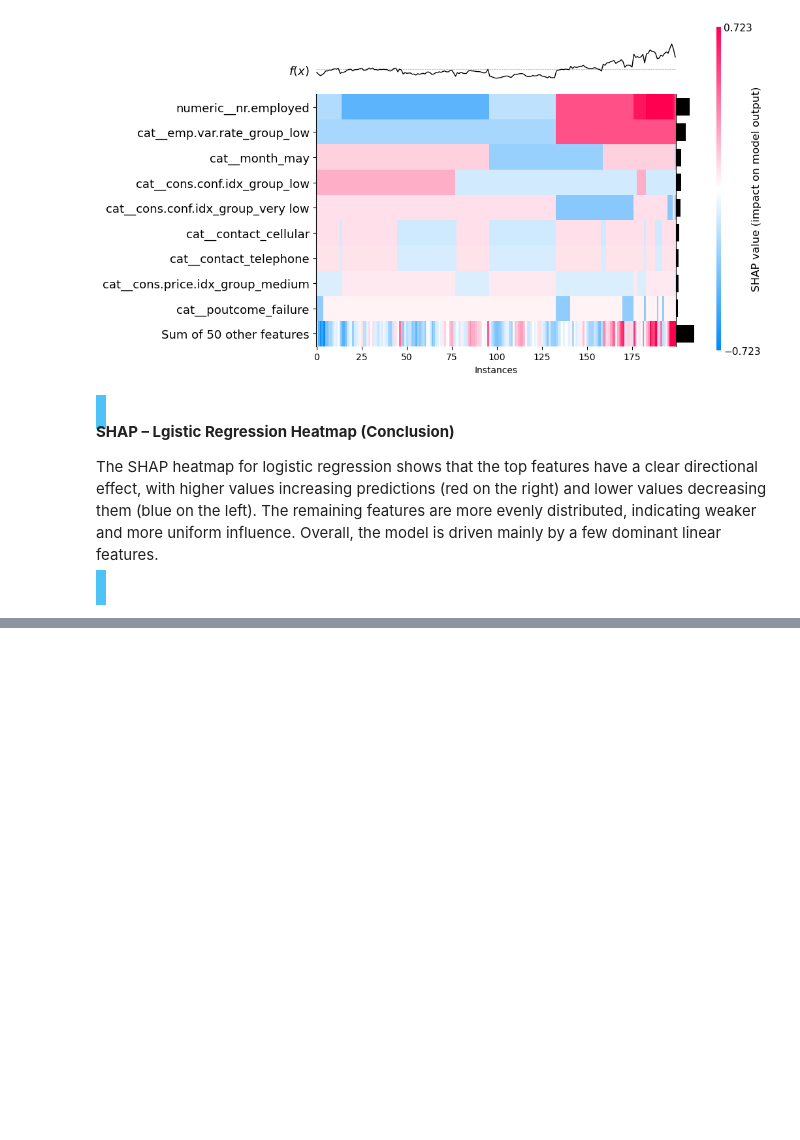
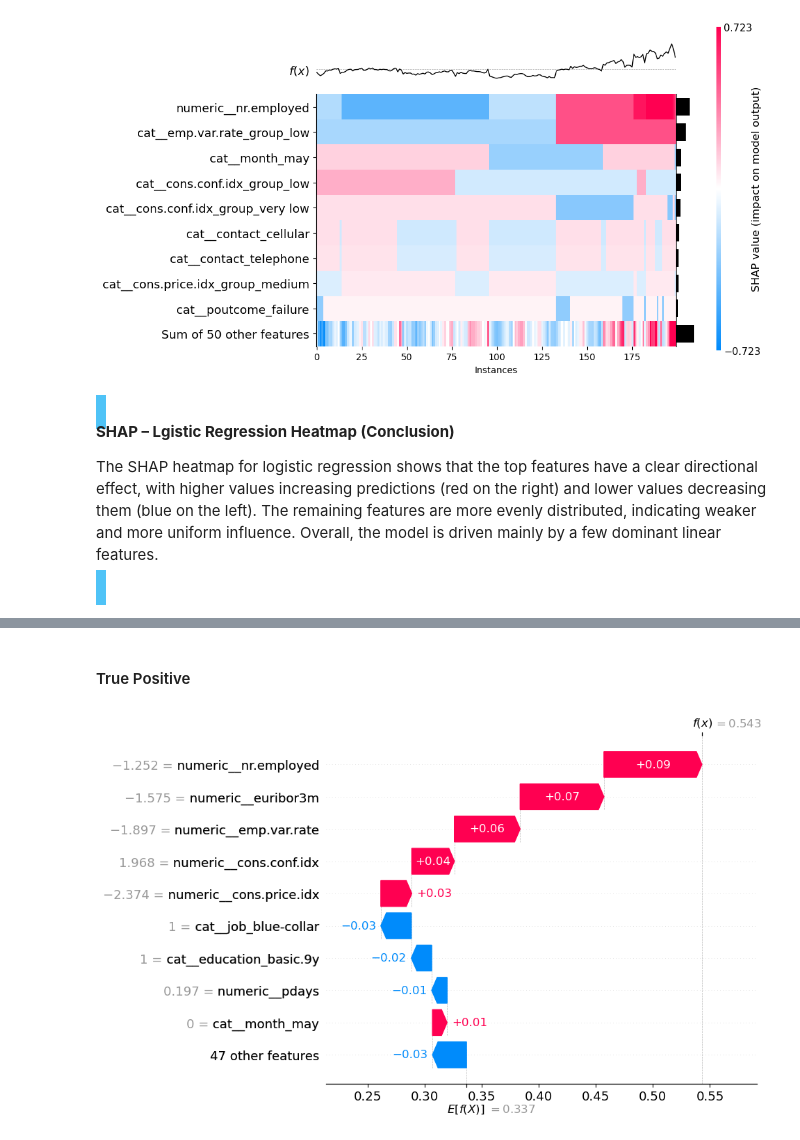
Before and after one commit to Maxstef/bank-deposit-prediction, a Jupyter notebook: notebooks/04_model_analysis.ipynb, the cells around one changed output, grey strips where cells are left out. Drawn from its saved outputs; the diff is of its cells as text; code cells hidden in the pictures; blank space fills up the shorter version.

Commit message:
shap analysis - force plots TP and TN samples with detailed explanations

```diff
--- a/notebooks/04_model_analysis.ipynb
+++ b/notebooks/04_model_analysis.ipynb
@@ -415,0 +451,25 @@ The SHAP heatmap for logistic regression shows that the top features have a clea
+# %%
+preds = {
+    "rf": y_val_subset_pred_rf,
+    "xgb": y_val_subset_pred_xgb,
+    "lr": y_val_subset_pred_lr,
+}
+
+# work only with correct predictions here
+common_tp = get_common_indexes(y_val_subset, preds, "yes", "yes")
+common_tn = get_common_indexes(y_val_subset, preds, "no", "no")
+# %% [markdown]
+#### True Positive
+# %%
+# pick one example
+tp_idx = common_tp[0]
+
+# map to positions
+tp_pos_rf = list(X_subset_rf.index).index(tp_idx)
+tp_pos_xgb = list(X_subset_xgb.index).index(tp_idx)
+tp_pos_lr = list(X_subset_lr.index).index(tp_idx)
+
+# plot, describe and analyse only for random forest first
+shap.plots.waterfall(get_single_explanation(shap_values_rf, tp_pos_rf))
+# %% [output]
+[figure, added]
```
Also changed, not shown: parts of 18 cells of this notebook, 1 other file.
